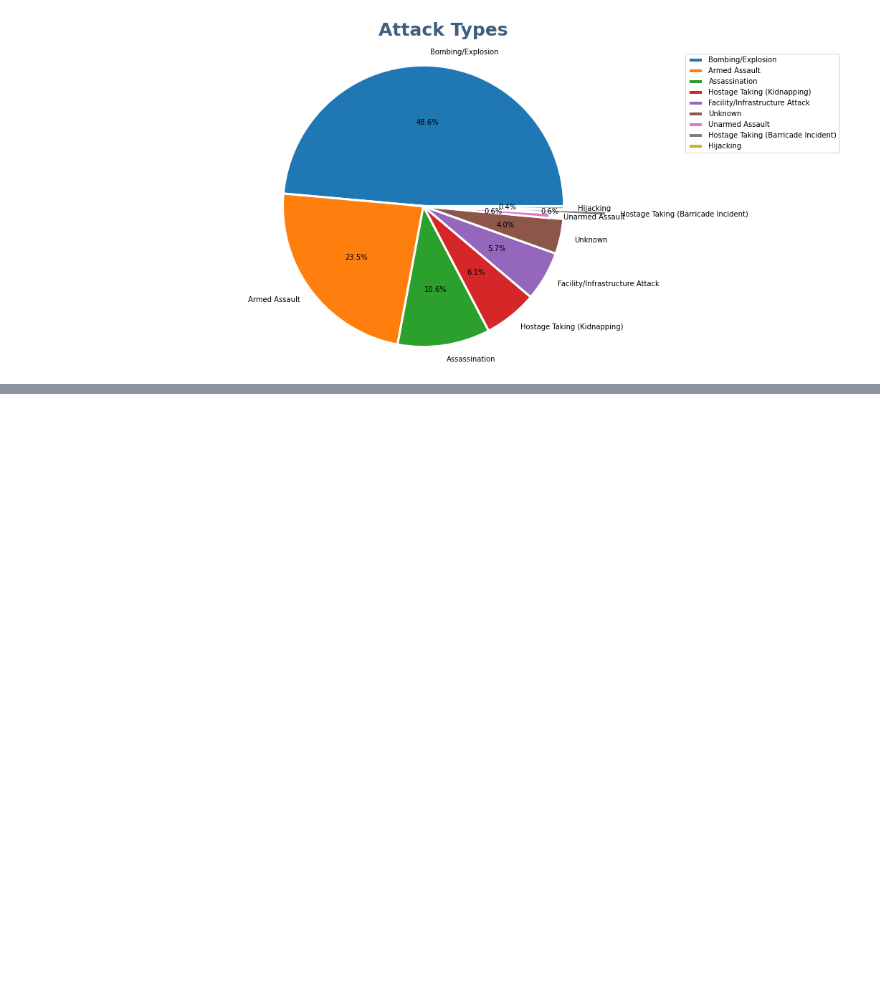
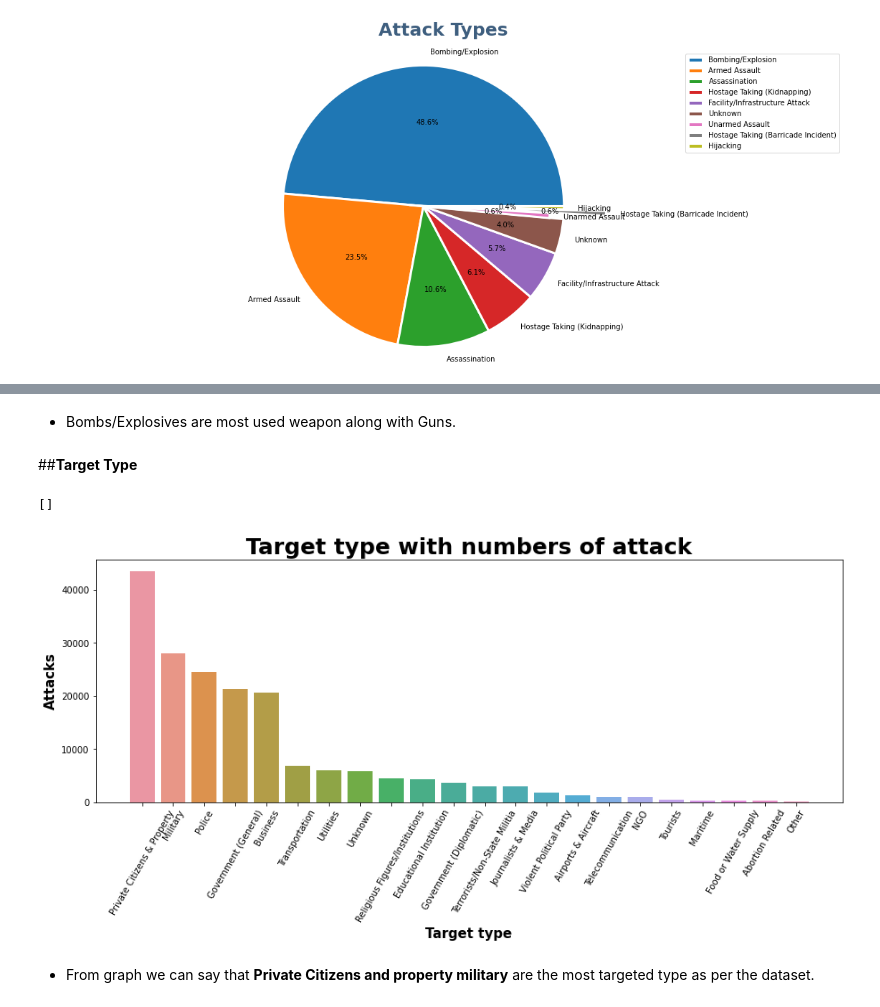
Before and after one commit to Kedarpatil24/Global-Terrorism-Analysis, a Jupyter notebook: Global_Terrorism_Analysis_Capstone_Project.ipynb, the cells around one changed output, grey strips where cells are left out. Drawn from its saved outputs; the diff is of its cells as text; code cells hidden in the pictures; blank space fills up the shorter version.

```diff
--- a/Global_Terrorism_Analysis_Capstone_Project.ipynb
+++ b/Global_Terrorism_Analysis_Capstone_Project.ipynb
@@ -355,0 +377,19 @@ plt.show()
+# %% [markdown]
+*   Bombs/Explosives are most used weapon along with Guns.
+# %% [markdown]
+##**Target Type**
+# %%
+target_attacks=df['Target_type'].value_counts()
+
+plt.figure(figsize=(15, 5))
+sns.barplot(target_attacks.index,target_attacks.values)
+plt.title('Target type with numbers of attack',fontsize=25,weight='bold')
+plt.xlabel('Target type',fontsize=15,weight='bold')
+plt.ylabel('Attacks',fontsize=15,weight='bold')
+plt.xticks(rotation=60)
+plt.plot()
+# %% [output]
+[]
+[figure, added]
+# %% [markdown]
+* From graph we can say that **Private Citizens and property military** are the most targeted type as per the dataset.
```
Also changed, not shown: parts of 6 cells of this notebook.
